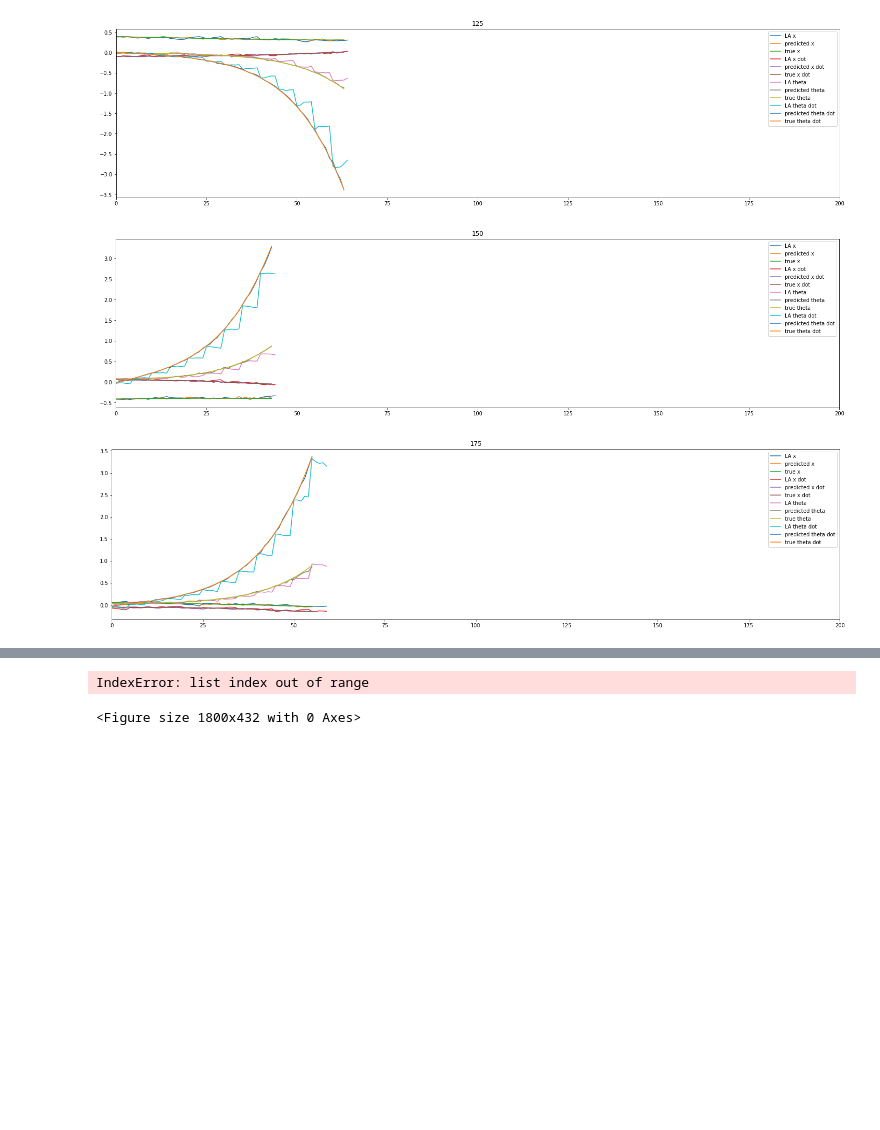
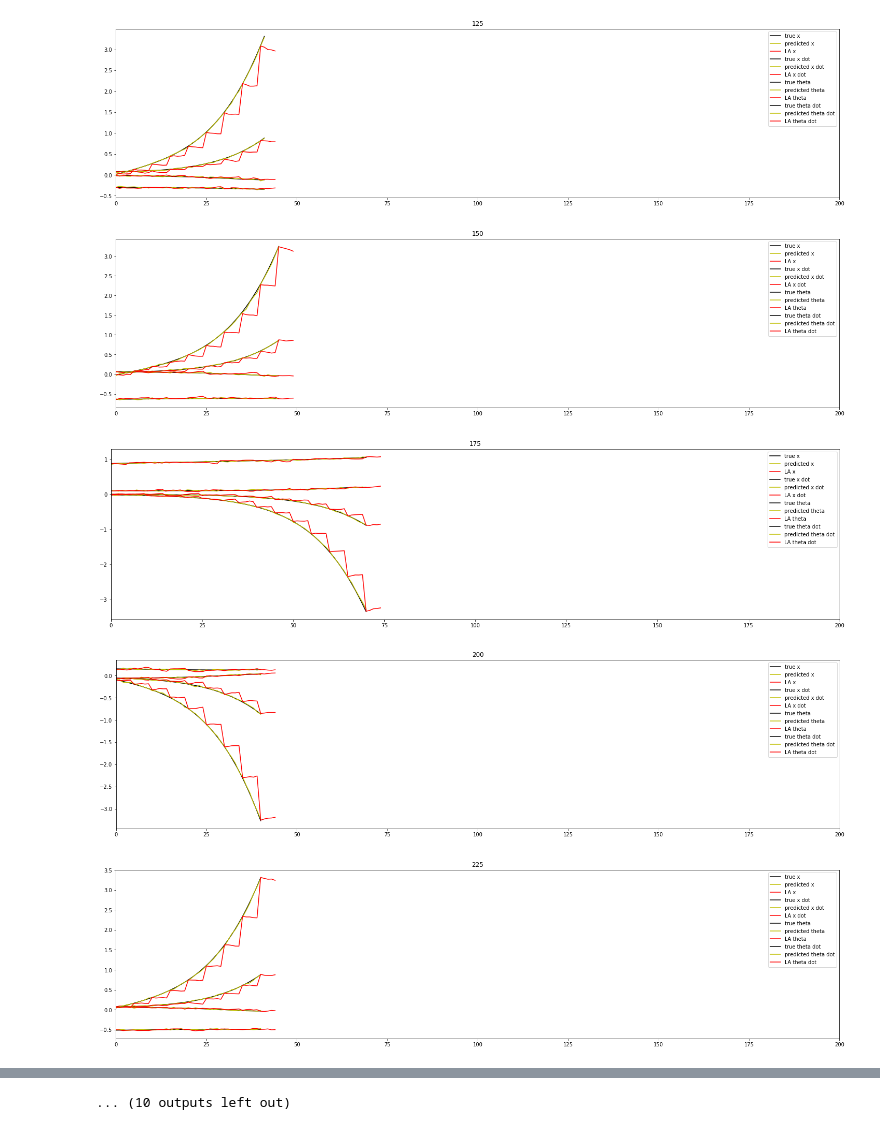
Before and after one commit to albalaka/DLQR, a Jupyter notebook: split_KF_params.ipynb, the cells around one changed output, grey strips where cells are left out. Drawn from its saved outputs; the diff is of its cells as text; code cells hidden in the pictures; blank space fills up the shorter version.

```diff
--- a/split_KF_params.ipynb
+++ b/split_KF_params.ipynb
@@ -754,11 +934,9 @@ array_actual_trajectories = np.array(actual_trajectories)
 for k in range(0,1000,25):
     plt.figure(figsize=(25,6))
     for j in range(4):
-        plt.plot(np.array(look_ahead_predictions[k]).T[j], label = lookaheadlabels[j])
-        plt.plot(predicted_trajectories[k].numpy()[j], label=predictedlabels[j])
-#         plt.plot(actual_trajectories[k].numpy()[j], label=truelabels[j])
-
-        plt.plot(np.squeeze(np.array([array_actual_trajectories[k][j][i] for i in range(len(array_actual_trajectories[k][j]))])), label = truelabels[j])
+        plt.plot(np.squeeze(np.array([array_actual_trajectories[k][j][i] for i in range(len(array_actual_trajectories[k][j]))])), label = truelabels[j], color = 'k')
+        plt.plot(predicted_trajectories[k].numpy()[j], label=predictedlabels[j], color = 'y')
+        plt.plot(np.array(look_ahead_predictions[k]).T[j], label = lookaheadlabels[j], color = 'r')
 #     plt.legend(['x', 'x dot','theta', 'theta dot', 'x', 'x dot','theta', 'theta dot'])
     plt.legend()
     plt.title(k)
@@ -773,3 +951,5 @@ for k in range(0,1000,25):
-[figure, old version]
+[figure, new version]
-[figure, old version]
+[figure, new version]
-[figure, old version]
+[figure, new version]
+[figure, added]
+[figure, added]
@@ -776,2 +958 @@ for k in range(0,1000,25):
-IndexError: list index out of range
+... (10 outputs left out)
-<Figure size 1800x432 with 0 Axes>
```
Also changed, not shown: parts of 12 cells of this notebook.
